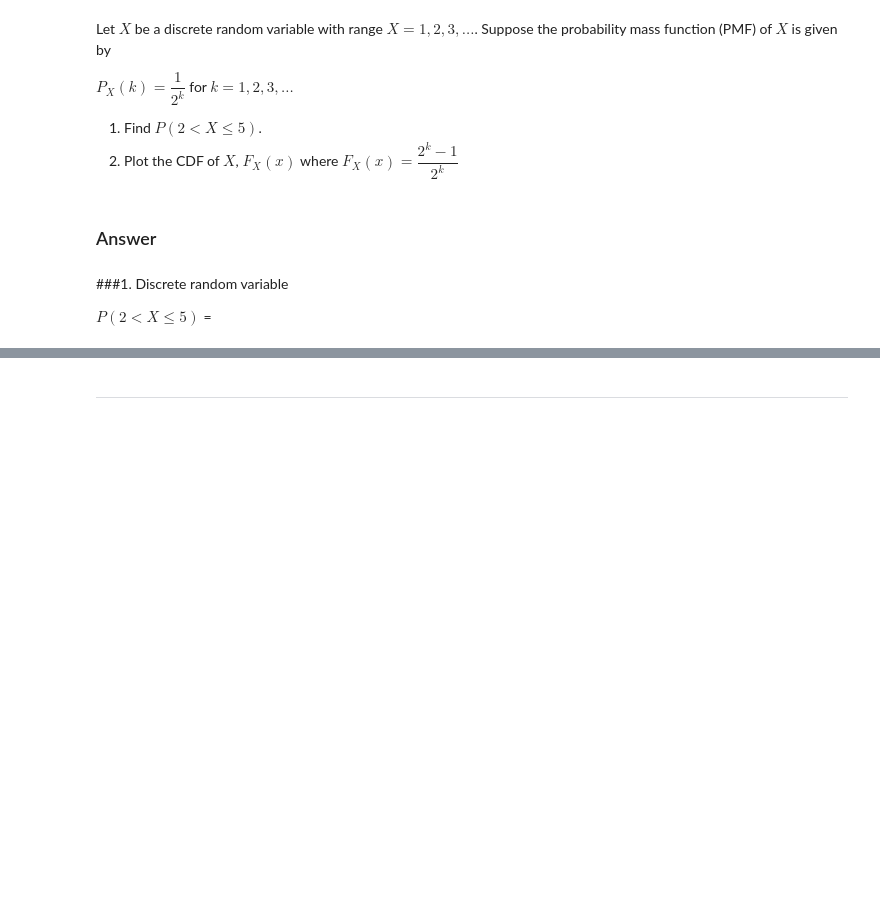
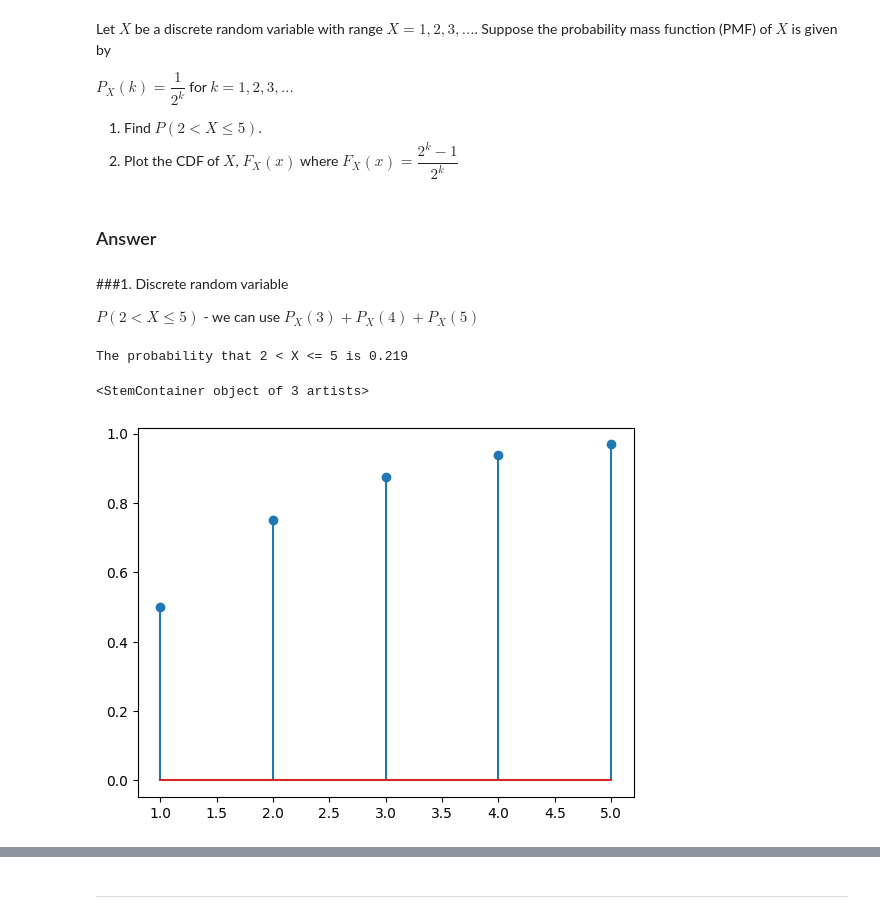
Before and after one commit to Clarke-Henshaw-Miles/extra, a Jupyter notebook: DATA SCIENCE/Chapter3Attempt.ipynb, the cells around one changed output, grey strips where cells are left out. Drawn from its saved outputs; the diff is of its cells as text; code cells hidden in the pictures; blank space fills up the shorter version.

```diff
--- a/DATA SCIENCE/Chapter3Attempt.ipynb
+++ b/DATA SCIENCE/Chapter3Attempt.ipynb
@@ -138,4 +157,28 @@ $P_X(k) = \dfrac{1}{2^k}$ for $k={1,2,3,...}$
 ###1.
 Discrete random variable
 
-$P(2<X\le 5)$ =
+$P(2<X\le 5)$ - we can use $P_X(3) + P_X(4) + P_X(5)$
+# %%
+def f(x):
+  return 1/(2**x)
+
+k = [3, 4, 5]
+
+p = np.sum([f(x) for x in k])
+
+print('The probability that 2 < X <= 5 is {:.3f}'.format(p))
+# %% [output]
+The probability that 2 < X <= 5 is 0.219
+# %%
+%matplotlib inline
+
+def F(k):
+  return (2**k-1)/2**k
+
+x = [1,2,3,4,5]
+y = [F(k) for k in x]
+
+plt.stem(x,y)
+# %% [output]
+<StemContainer object of 3 artists>
+[figure, added]
```
Also changed, not shown: parts of 5 cells of this notebook.
